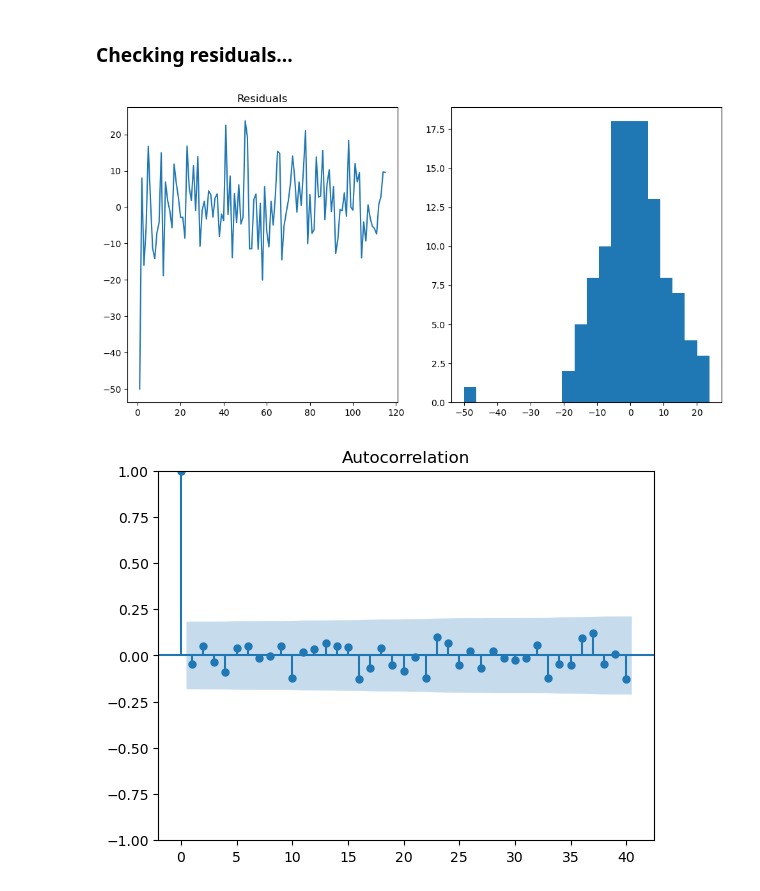
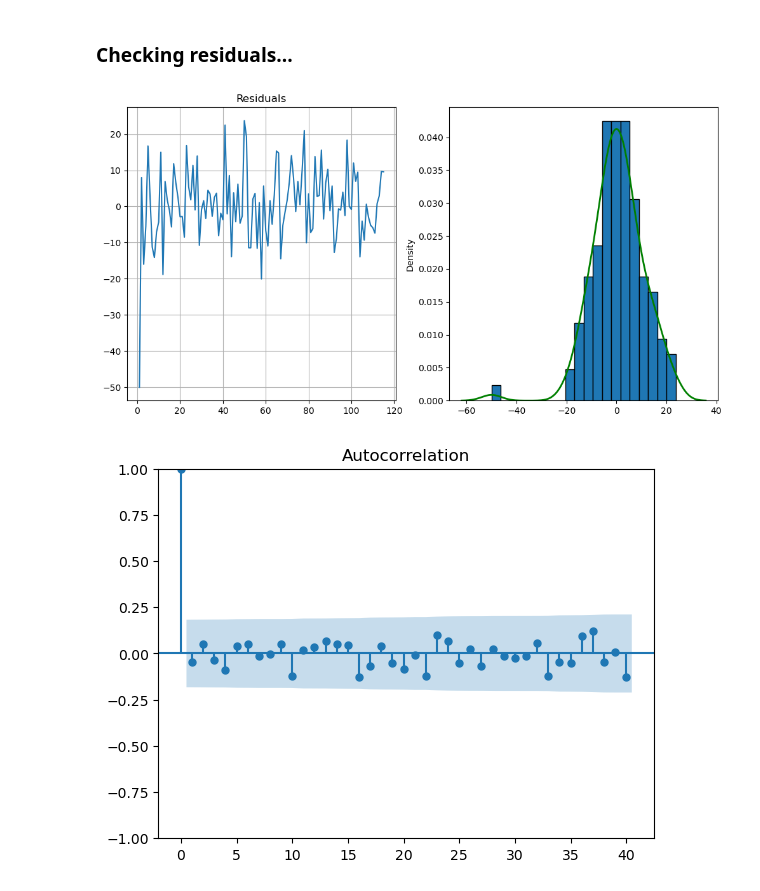
Before and after one commit to BenjaminDeporte/Boilerplate_code, a Jupyter notebook: ARIMA.ipynb, the cells around one changed output. Cells and saved outputs as stored; diff of their text form; code cells hidden in the pictures.

```diff
--- a/ARIMA.ipynb
+++ b/ARIMA.ipynb
@@ -184,12 +188,14 @@ Warnings:
 # %%
 residuals = manual_model_fit.resid[1:]  # skip first NaN value
 fig, ax = plt.subplots(nrows=1, ncols=2, figsize=(12, 6))
 ax[0].plot(residuals)
 ax[0].set_title("Residuals")
-ax[1].hist(residuals, bins=20)
+ax[0].grid()
+ax[1].hist(residuals, bins=20, edgecolor='black', density=True)
+sns.kdeplot(residuals, ax=ax[1], color='green', lw=2, fill=False)  # use fill=True, alpha=0.3 to fill
 plt.show()
 # %% [output]
-[figure, old version]
+[figure, new version]
 # %%
 acf_resid = plot_acf(residuals, lags=40)
 pacf_resid = plot_pacf(residuals, lags=20)
```
Also changed, not shown: parts of 7 cells of this notebook.
